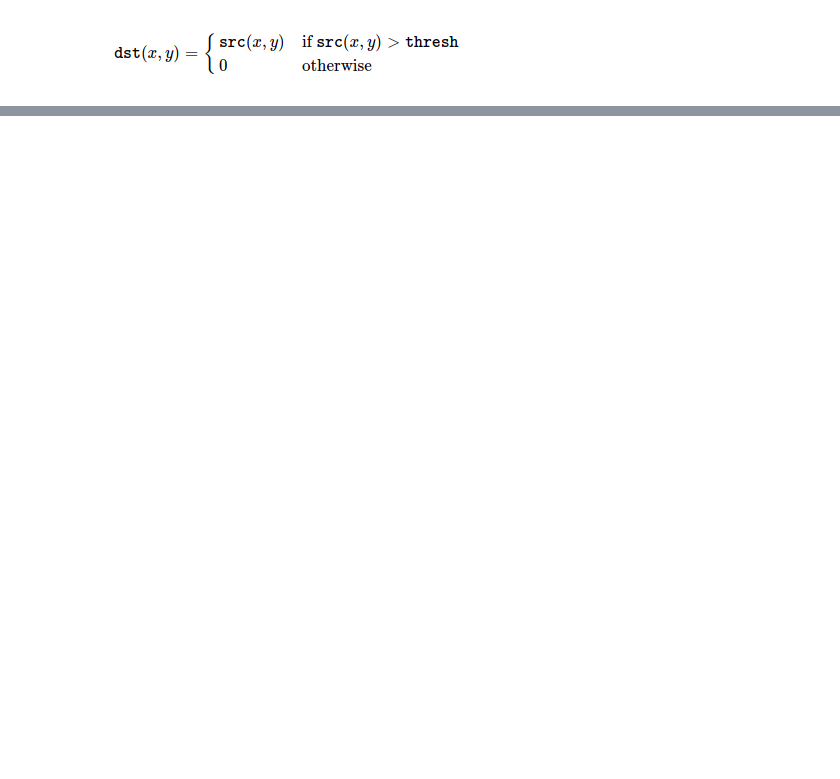
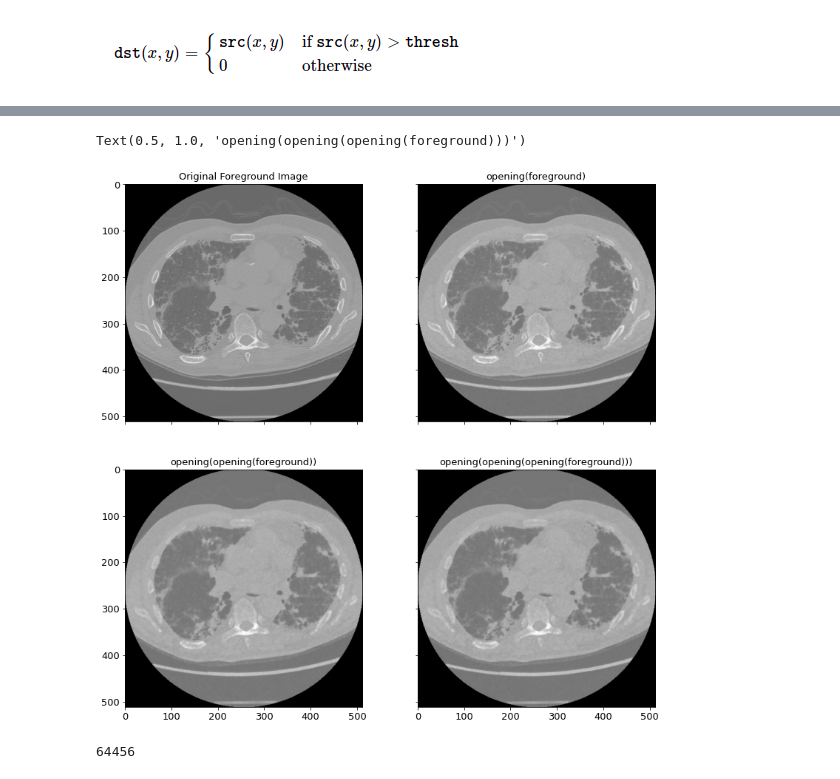
Before and after one commit to anushkahebbar/cardiac-segmentation, a Jupyter notebook: Original Design Flow with KMeans.ipynb, the cells around one changed output, grey strips where cells are left out. Cells and saved outputs as stored; diff of their text form; code cells hidden in the pictures; blank space fills up the shorter version.

```diff
--- a/Original Design Flow with KMeans.ipynb
+++ b/Original Design Flow with KMeans.ipynb
@@ -190,0 +209,28 @@ plt.imshow(foreground, cmap='gray')
+# %%
+a = opening(foreground)
+b = opening(a, disk(2))
+c = opening(b, square(3))
+
+fig, ax = plt.subplots(nrows=2,ncols=2,
+                         sharex=True, sharey=True,
+                         figsize = (13, 13))
+ax = ax.ravel()
+
+ax[0].imshow(foreground, cmap='gray')
+ax[0].set_title('Original Foreground Image')
+
+ax[1].imshow(a, cmap='gray')
+ax[1].set_title('opening(foreground)')
+
+ax[2].imshow(b, cmap='gray')
+ax[2].set_title('opening(opening(foreground))')
+
+ax[3].imshow(c, cmap='gray')
+ax[3].set_title('opening(opening(opening(foreground)))')
+# %% [output]
+Text(0.5, 1.0, 'opening(opening(opening(foreground)))')
+[figure, added]
+# %%
+sum(sum(a - c))
+# %% [output]
+64456
```
Also changed, not shown: parts of 15 cells of this notebook.
